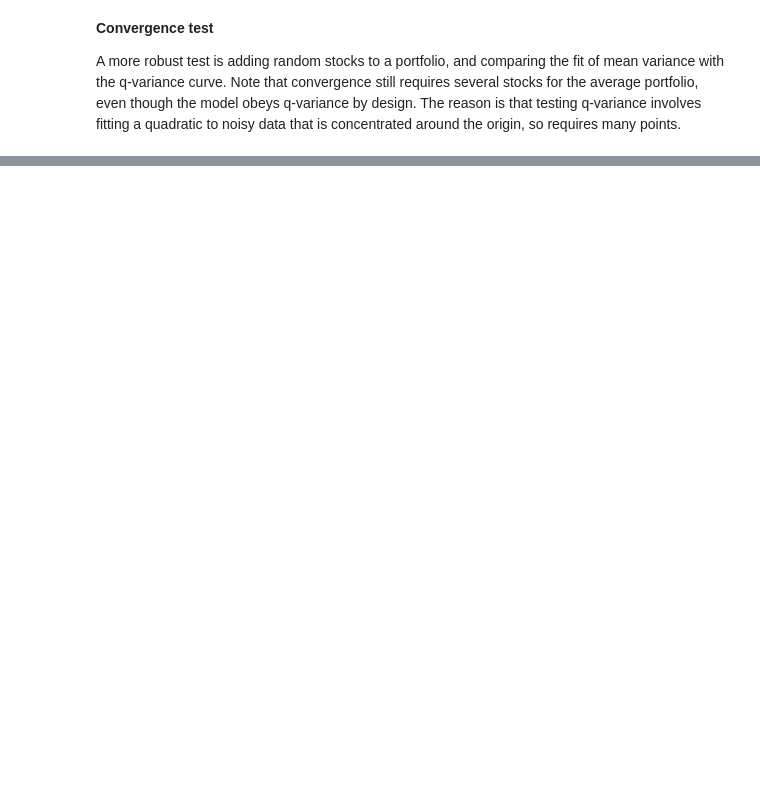
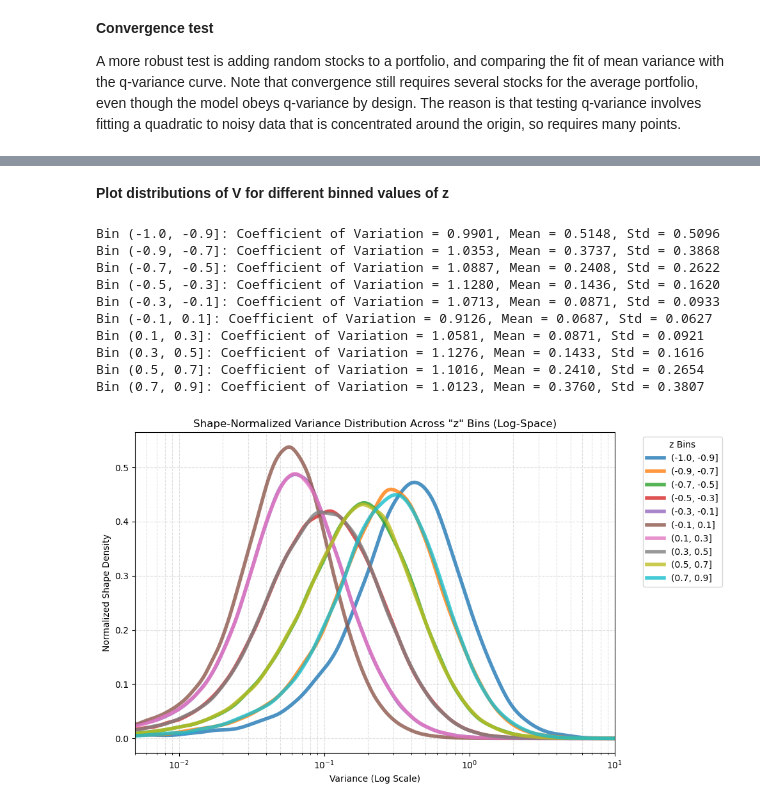
Before and after one commit to q-variance/challenge, a Jupyter notebook: notebooks/QuantumCircuitSim.ipynb, the cells around one changed output, grey strips where cells are left out. Saved outputs shown, nothing was run; the diff lists cells and outputs as text; code cells hidden in the pictures; blank space fills up the shorter version.

```diff
--- a/notebooks/QuantumCircuitSim.ipynb
+++ b/notebooks/QuantumCircuitSim.ipynb
@@ -448,0 +447,79 @@ Iteration 20/20 complete. Final R² = 0.9956
+# %% [markdown]
+**Plot distributions of V for different binned values of z**
+# %%
+from scipy.stats import gaussian_kde
+def analyze_variance_by_bin2(df):
+    # 1. Define custom edges to handle z values from -1.0 to 1.0
+    bin_edges = [-1.0001] + list(np.arange(-0.9, 1.01, 0.1*2))
+
+    # 2. Bin the 'z' column
+    df = df.copy()
+    df['z_bin'] = pd.cut(df['z'], bins=bin_edges)
+
+    # 3. Initialize the plot
+    fig, ax = plt.subplots(figsize=(10, 6))
+
+    # 4. Generate high-resolution log-evaluation grid to match your limits [5e-3, 10]
+    # We evaluate directly in natural log space
+    x_min, x_max = 5e-3, 10
+    log_grid = np.linspace(np.log(x_min), np.log(x_max), num=1000)
+
+    # 5. Process each bin sequentially
+    for bin_interval, group in df.groupby('z_bin', observed=False):
+        # Drop missing values and filter out non-positive values (cannot log 0 or negatives)
+        var_data = group['v'].dropna()
+        var_data = var_data[var_data > 0]
+
+        if var_data.empty:
+            continue
+
+        # 6. Calculate Coefficient of Variation (CV = SD / Mean) on original data
+        mean_val = var_data.mean()
+        std_val = var_data.std()
+        cv = std_val / mean_val
+        print(f"Bin {bin_interval}: Coefficient of Variation = {cv:.4f}, Mean = {mean_val:.4f}, Std = {std_val:.4f}")
+
+        # 7. LOG NORMALIZATION: Transform data to log-space to isolate shape
+        log_data = np.log(var_data)
+
+        # Build a kernel density estimator in log-space
+        # Handling edge cases where a bin might only have 1 distinct value
+        try:
+            kde = gaussian_kde(log_data)
+            density_values = kde(log_grid)
+        except np.linalg.LinAlgError:
+            continue # Skip bins with zero variance in log-space
+
+        # 8. Plot the normalized curves
+        # np.exp(log_grid) maps the log evaluation points back to your 5e-3 to 10 scale
+        ax.plot(
+            np.exp(log_grid),
+            density_values,
+            label=str(bin_interval),
+            alpha=0.8,
+            linewidth=4
+        )
+
+    # 9. Finalize plot layout and labels
+    ax.set_xscale('log')
+    ax.set_xlim(x_min, x_max)
+    ax.set_title('Shape-Normalized Variance Distribution Across "z" Bins (Log-Space)')
+    ax.set_xlabel('Variance (Log Scale)')
+    ax.set_ylabel('Normalized Shape Density')
+    ax.legend(title='z Bins', bbox_to_anchor=(1.05, 1), loc='upper left')
+    ax.grid(True, which="both", ls="--", alpha=0.4)
+    plt.tight_layout()
+
+analyze_variance_by_bin2(df)
+# %% [output]
+Bin (-1.0, -0.9]: Coefficient of Variation = 0.9901, Mean = 0.5148, Std = 0.5096
+Bin (-0.9, -0.7]: Coefficient of Variation = 1.0353, Mean = 0.3737, Std = 0.3868
+Bin (-0.7, -0.5]: Coefficient of Variation = 1.0887, Mean = 0.2408, Std = 0.2622
+Bin (-0.5, -0.3]: Coefficient of Variation = 1.1280, Mean = 0.1436, Std = 0.1620
+Bin (-0.3, -0.1]: Coefficient of Variation = 1.0713, Mean = 0.0871, Std = 0.0933
+Bin (-0.1, 0.1]: Coefficient of Variation = 0.9126, Mean = 0.0687, Std = 0.0627
+Bin (0.1, 0.3]: Coefficient of Variation = 1.0581, Mean = 0.0871, Std = 0.0921
+Bin (0.3, 0.5]: Coefficient of Variation = 1.1276, Mean = 0.1433, Std = 0.1616
+Bin (0.5, 0.7]: Coefficient of Variation = 1.1016, Mean = 0.2410, Std = 0.2654
+Bin (0.7, 0.9]: Coefficient of Variation = 1.0123, Mean = 0.3760, Std = 0.3807
+[figure, added]
```
Also changed, not shown: parts of 6 cells of this notebook.
